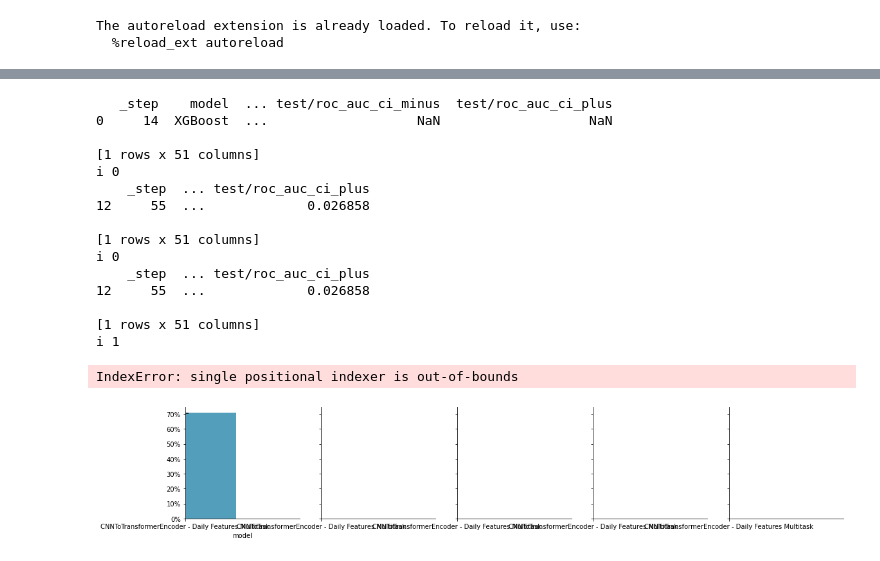
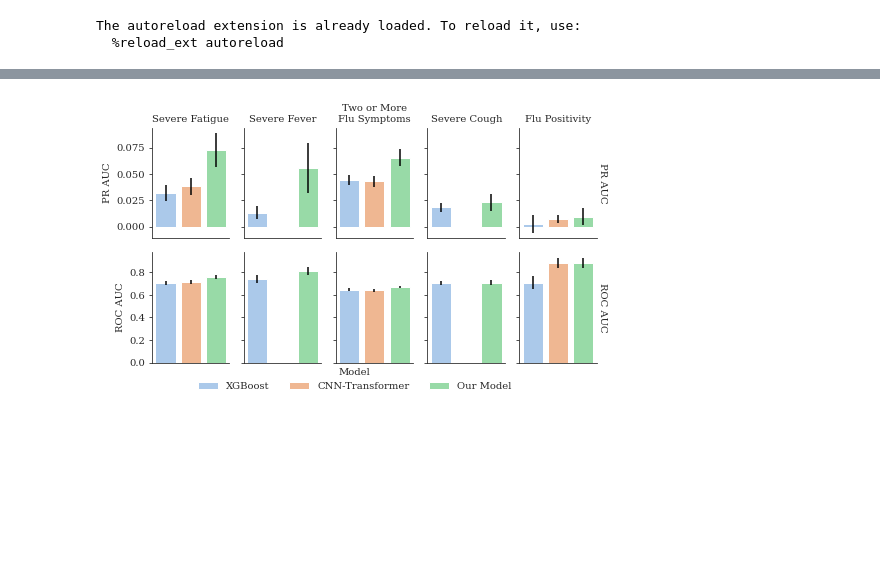
Before and after one commit to behavioral-data/Homekit2020, a Jupyter notebook: notebooks/mam/kdd2022-viz/bar-charts.ipynb, the cells around one changed output, grey strips where cells are left out. Drawn from its saved outputs; the diff is of its cells as text; code cells hidden in the pictures; blank space fills up the shorter version.

Commit message:
Main results bar chart

```diff
--- a/notebooks/mam/kdd2022-viz/bar-charts.ipynb
+++ b/notebooks/mam/kdd2022-viz/bar-charts.ipynb
@@ -114 +97,6 @@ summaries_df[["test/pr_auc_ci_low","test/pr_auc_ci_high","test/roc_auc_ci_low","
+# %%
+
+all_categories = pd.MultiIndex.from_product([summaries_df["task"].unique(),summaries_df["model"].unique()], names=('task','model'))
+summaries_df = summaries_df.set_index(["task","model"])
+summaries_df = summaries_df.reindex(all_categories).reset_index()
 # %%
@@ -132,30 +121,0 @@ Index(['_step', 'model', '_wandb', '_timestamp', 'test/pr_auc',
-# %%
-g = sns.FacetGrid(
-    data=summaries_df,
-    col="task", hue="model"
-)
-g.map_dataframe(bars_with_labels_and_errors,"model","test/roc_auc","test/roc_auc_ci_plus")
-g.add_legend()
-# %% [output]
-   _step    model  ... test/roc_auc_ci_minus  test/roc_auc_ci_plus
-0     14  XGBoost  ...                   NaN                   NaN
-
-[1 rows x 51 columns]
-i 0
-    _step  ... test/roc_auc_ci_plus
-12     55  ...             0.026858
-
-[1 rows x 51 columns]
-i 0
-    _step  ... test/roc_auc_ci_plus
-12     55  ...             0.026858
-
-[1 rows x 51 columns]
-i 1
-IndexError: single positional indexer is out-of-bounds
-[figure, removed]
-# %%
-g = sns.FacetGrid(
-    data=summaries_df,
-    col="task", hue="model"
-)
@@ -161,0 +137,36 @@ g = sns.FacetGrid(
+# %%
+
+metrics = pd.melt(summaries_df, id_vars=["model_clean","task"], value_vars=["test/pr_auc","test/roc_auc"], value_name="metric_val")
+
+pr_cis = pd.melt(summaries_df, id_vars=["model_clean","task"], value_vars=["pr_ci"], value_name="ci")
+pr_cis["variable"] = "test/pr_auc"
+
+roc_cis = pd.melt(summaries_df, id_vars=["model_clean","task"], value_vars=["roc_ci"], value_name="ci")
+roc_cis["variable"] = "test/roc_auc"
+cis = pd.concat([pr_cis,roc_cis])
+
+metrics = pd.merge(metrics,cis)
+metrics["variable"] = metrics["variable"].map({"test/roc_auc":"ROC AUC",
+                                            "test/pr_auc": "PR AUC"})
+# %%
+# rc('font', **{'family': 'serif', 'serif': ['Computer Modern']})
+def add_error_bars(x,y,errors,**kwargs):
+    plt.errorbar(x,y,yerr=errors, color="black")
+
+with plt.style.context('/homes/gws/mikeam/seattleflustudy/src/visualization/stylesheets/paper.mplstyle'):
+    g = (sns.FacetGrid(metrics, col="task",row="variable", hue= "model_clean", height=2, aspect=0.3, palette="pastel",
+                    sharey="row", margin_titles=True)
+        .map(sns.barplot,'model_clean','metric_val', order=NEW_MODEL_NAMES)
+        .map(add_error_bars,'model_clean','metric_val',"ci")
+        .set_titles(col_template="{col_name}", row_template="{row_name}")
+        .set_axis_labels("", "")
+        .set_xticklabels("")
+        .set(xticks=[])
+        .add_legend(loc='center',bbox_to_anchor=(.5, 0.0),ncol=3,title="Model", shadow=True))
+
+    g.axes[0][0].set_ylabel("PR AUC")
+    g.axes[1][0].set_ylabel("ROC AUC")
+
+    plt.tight_layout()
+# %% [output]
+[figure, added]
```
Also changed, not shown: parts of 11 cells of this notebook.
